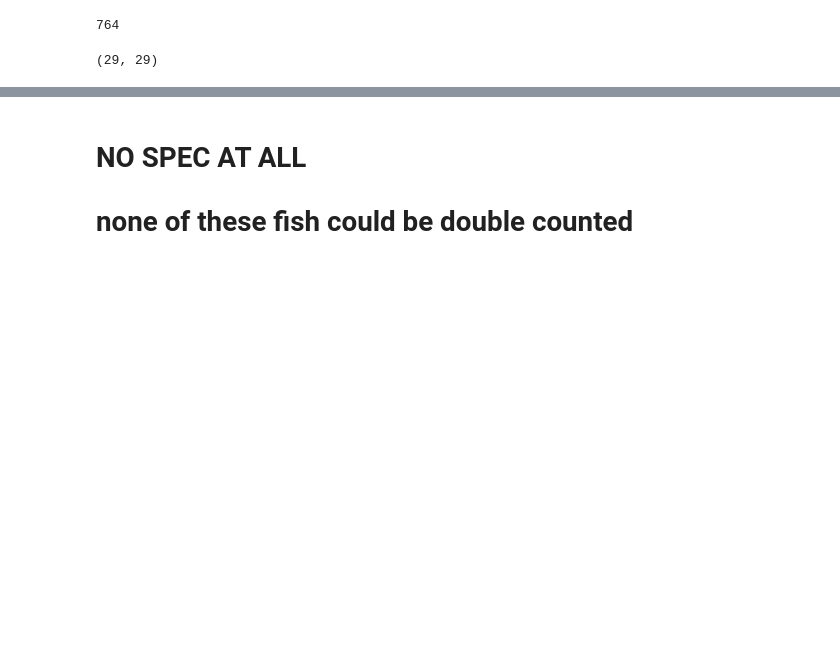
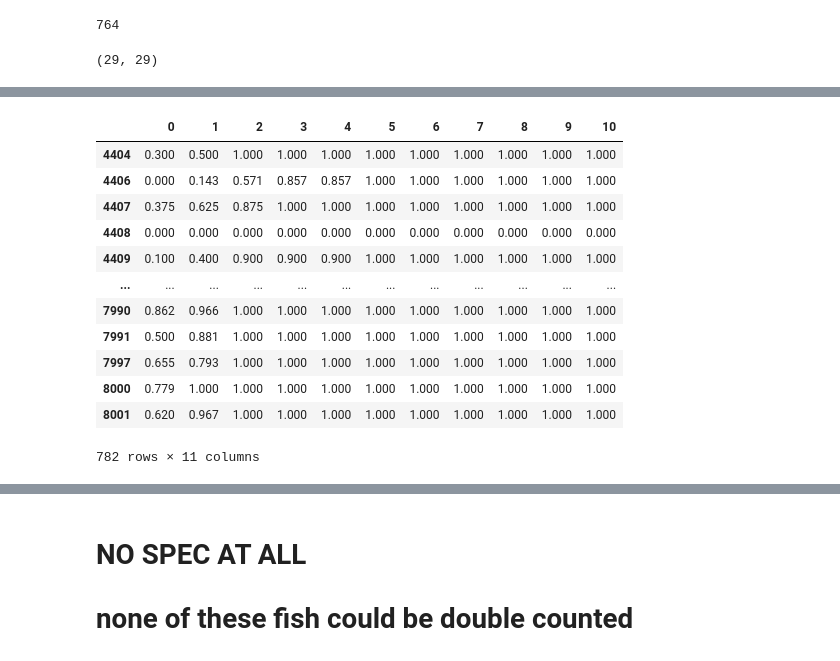
Before and after one commit to dfo-gulf-science/TrapNet-EDA, a Jupyter notebook: Trapnet Historical Data.ipynb, the cells around one changed output, grey strips where cells are left out. Drawn from its saved outputs; the diff is of its cells as text; code cells hidden in the pictures; blank space fills up the shorter version.

```diff
--- a/Trapnet Historical Data.ipynb
+++ b/Trapnet Historical Data.ipynb
@@ -927,0 +952,17 @@ summary
+# %%
+# these number are surprisingly high. It is very easy to match samples with a threshold of 2 or higher
+matching_stats.loc[4404:]
+# %% [output]
+|  | 0 | 1 | 2 | 3 | 4 | 5 | 6 | 7 | 8 | 9 | 10 |
+| 4404 | 0.300 | 0.500 | 1.000 | 1.000 | 1.000 | 1.000 | 1.000 | 1.000 | 1.000 | 1.000 | 1.000 |
+| 4406 | 0.000 | 0.143 | 0.571 | 0.857 | 0.857 | 1.000 | 1.000 | 1.000 | 1.000 | 1.000 | 1.000 |
+| 4407 | 0.375 | 0.625 | 0.875 | 1.000 | 1.000 | 1.000 | 1.000 | 1.000 | 1.000 | 1.000 | 1.000 |
+| 4408 | 0.000 | 0.000 | 0.000 | 0.000 | 0.000 | 0.000 | 0.000 | 0.000 | 0.000 | 0.000 | 0.000 |
+| 4409 | 0.100 | 0.400 | 0.900 | 0.900 | 0.900 | 1.000 | 1.000 | 1.000 | 1.000 | 1.000 | 1.000 |
+| ... | ... | ... | ... | ... | ... | ... | ... | ... | ... | ... | ... |
+| 7990 | 0.862 | 0.966 | 1.000 | 1.000 | 1.000 | 1.000 | 1.000 | 1.000 | 1.000 | 1.000 | 1.000 |
+| 7991 | 0.500 | 0.881 | 1.000 | 1.000 | 1.000 | 1.000 | 1.000 | 1.000 | 1.000 | 1.000 | 1.000 |
+| 7997 | 0.655 | 0.793 | 1.000 | 1.000 | 1.000 | 1.000 | 1.000 | 1.000 | 1.000 | 1.000 | 1.000 |
+| 8000 | 0.779 | 1.000 | 1.000 | 1.000 | 1.000 | 1.000 | 1.000 | 1.000 | 1.000 | 1.000 | 1.000 |
+| 8001 | 0.620 | 0.967 | 1.000 | 1.000 | 1.000 | 1.000 | 1.000 | 1.000 | 1.000 | 1.000 | 1.000 |
+782 rows × 11 columns
```
Also changed, not shown: parts of 55 cells of this notebook.
